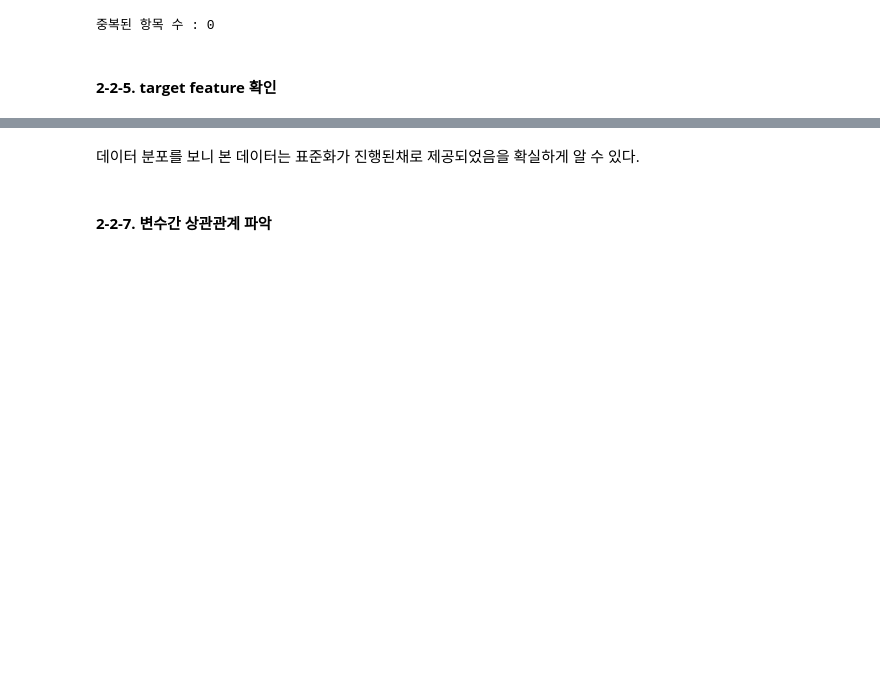
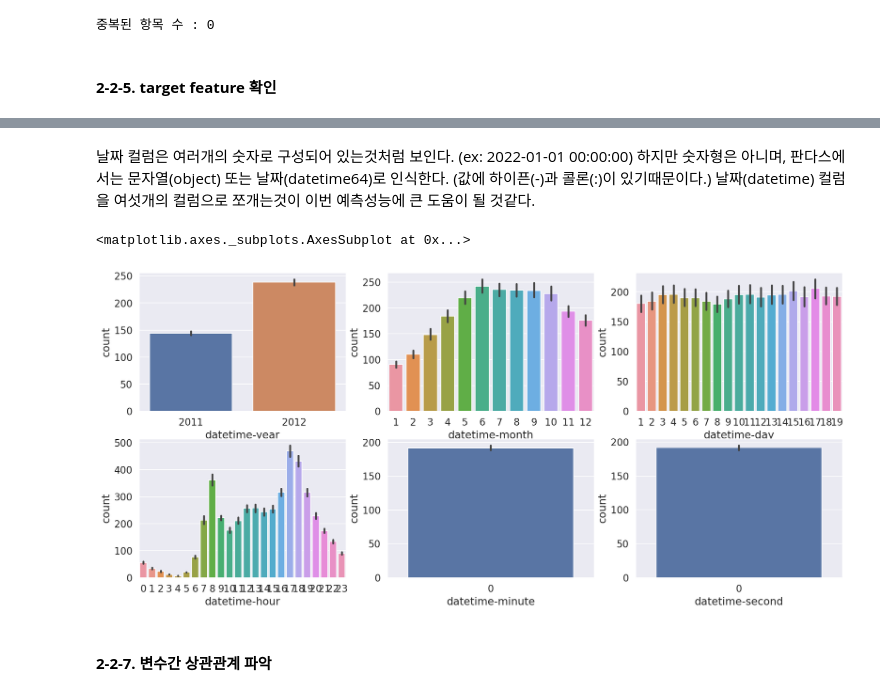
Before and after one commit to saerannn/ML-DL-Project, a Jupyter notebook: Project_02_Building Regression Models/Project_02_Building_Linear_Regression_Models.ipynb, the cells around one changed output, grey strips where cells are left out. Saved outputs shown, nothing was run; the diff lists cells and outputs as text; code cells hidden in the pictures; blank space fills up the shorter version.

```diff
--- a/Project_02_Building Regression Models/Project_02_Building_Linear_Regression_Models.ipynb
+++ b/Project_02_Building Regression Models/Project_02_Building_Linear_Regression_Models.ipynb
@@ -1456,3 +1432,0 @@ for axes, col in zip(axes.flat, diabetes.feature_names):
-# %% [markdown]
-
-데이터 분포를 보니 본 데이터는 표준화가 진행된채로 제공되었음을 확실하게 알 수 있다.
@@ -1459,3 +1457,20 @@ for axes, col in zip(axes.flat, diabetes.feature_names):
+# %% [markdown]
+날짜 컬럼은 여러개의 숫자로 구성되어 있는것처럼 보인다. (ex: 2022-01-01 00:00:00) 하지만 숫자형은 아니며, 판다스에서는 문자열(object) 또는 날짜(datetime64)로 인식한다. (값에 하이픈(-)과 콜론(:)이 있기때문이다.) 날짜(datetime) 컬럼을 여섯개의 컬럼으로 쪼개는것이 이번 예측성능에 큰 도움이 될 것같다.
+# %%
+############################## 날짜 & 대여량 시각화  ##############################
+
+figure, ((ax1, ax2, ax3), (ax4, ax5, ax6)) = plt.subplots(nrows=2, ncols=3)
+
+figure.set_size_inches(18, 8)
+sns.barplot(data=train, x="datetime-year", y="count", ax=ax1)
+sns.barplot(data=train, x="datetime-month", y="count", ax=ax2)
+sns.barplot(data=train, x="datetime-day", y="count", ax=ax3)
+sns.barplot(data=train, x="datetime-hour", y="count", ax=ax4)
+sns.barplot(data=train, x="datetime-minute", y="count", ax=ax5)
+sns.barplot(data=train, x="datetime-second", y="count", ax=ax6)
+# %% [output]
+<matplotlib.axes._subplots.AxesSubplot at 0x...>
+[figure, added]
 # %% [markdown]
 #### **2-2-7. 변수간 상관관계 파악**
 # %%
```
Also changed, not shown: parts of 30 cells of this notebook.
